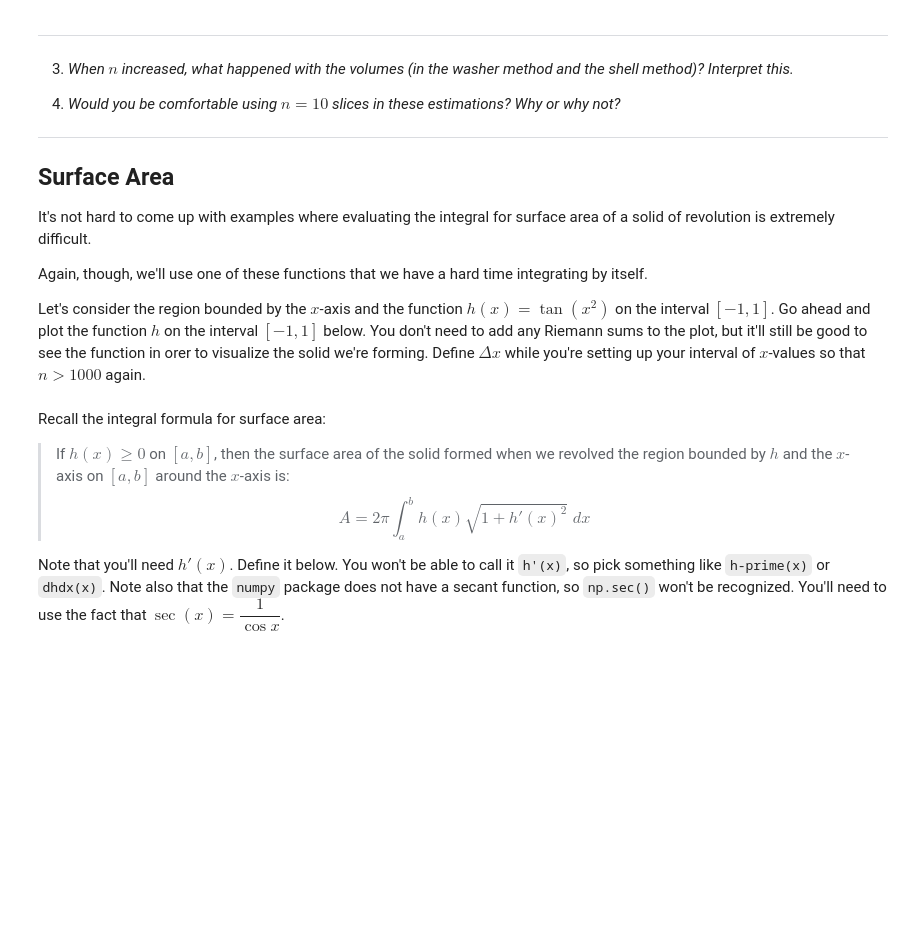
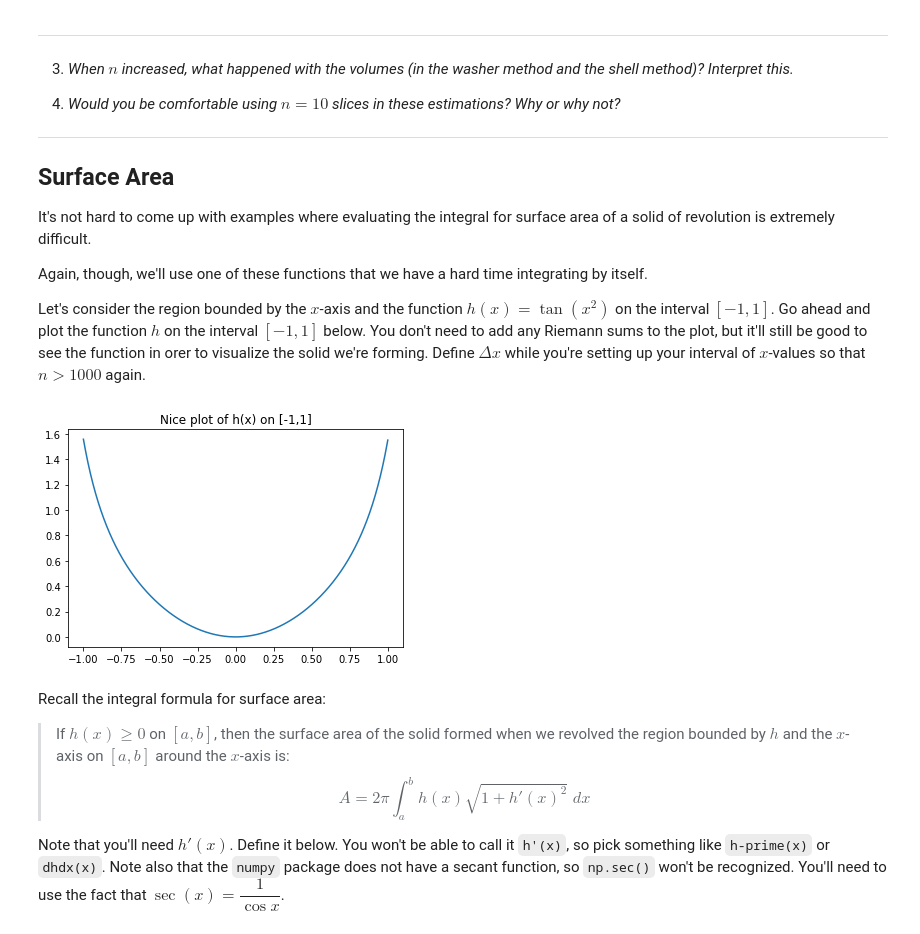
Before and after one commit to peterkeep/calculus-labs, a Jupyter notebook: calculus-2/Lab1_Applications_of_Integrals.ipynb, the cells around one changed output. Saved outputs shown, nothing was run; the diff lists cells and outputs as text; code cells hidden in the pictures; blank space fills up the shorter version.

```diff
--- a/calculus-2/Lab1_Applications_of_Integrals.ipynb
+++ b/calculus-2/Lab1_Applications_of_Integrals.ipynb
@@ -261,6 +262,17 @@ Again, though, we'll use one of these functions that we have a hard time integra
 Let's consider the region bounded by the $x$-axis and the function $h(x) = \tan(x^2)$ on the interval $[-1,1]$. Go ahead and plot the function $h$ on the interval $[-1,1]$ below. You don't need to add any Riemann sums to the plot, but it'll still be good to see the function in orer to visualize the solid we're forming. Define $\Delta x$ while you're setting up your interval of $x$-values so that $n>1000$ again.
 # %%
 # Use this chunk of code to graph the function h(x) on the interval [-1,1].
+def h(x):
+  return np.tan(x**2)
+
+xValsGraph = np.arange(-1, 1, 0.001)
+
+# Plot the graph
+plt.plot(xValsGraph, h(xValsGraph))
+plt.title("Nice plot of h(x) on [-1,1]")
+plt.show()
+# %% [output]
+[figure, added]
 # %% [markdown]
 Recall the integral formula for surface area:
 
```
Also changed, not shown: parts of 8 cells of this notebook.
